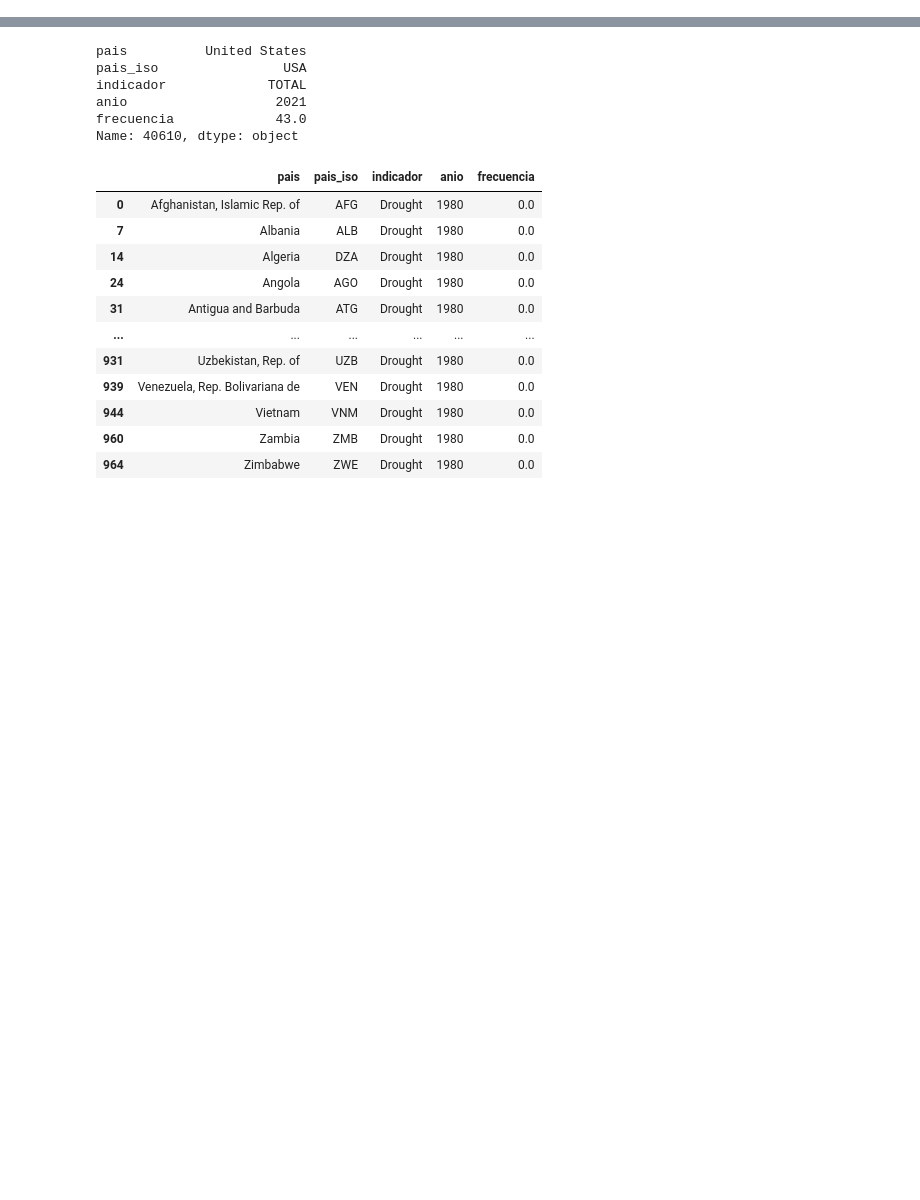
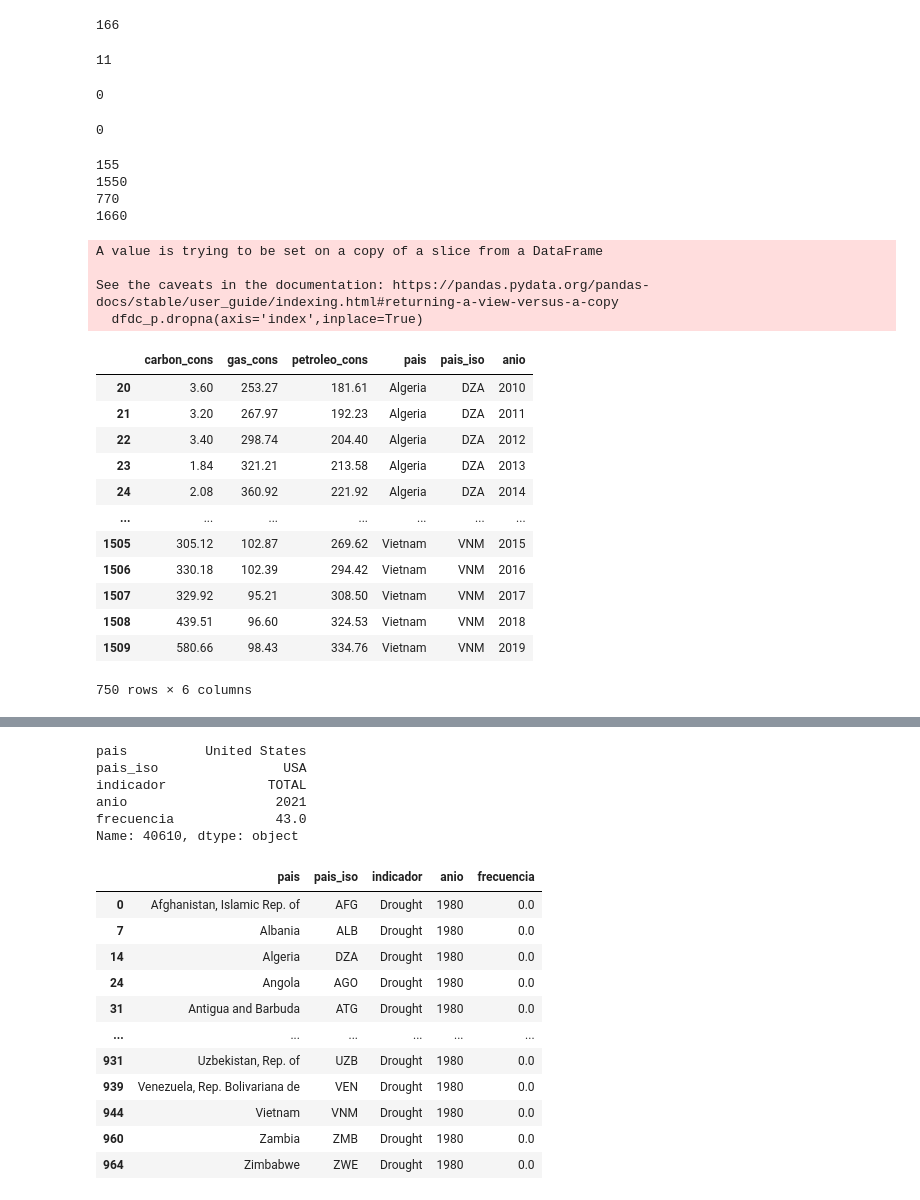
Before and after one commit to lookmydata/CO2-Emissions, a Jupyter notebook: exploration/analisis.ipynb, the cells around one changed output, grey strips where cells are left out. Cells and saved outputs as stored; diff of their text form; code cells hidden in the pictures; blank space fills up the shorter version.

```diff
--- a/exploration/analisis.ipynb
+++ b/exploration/analisis.ipynb
@@ -5,0 +95,76 @@ from plotly.subplots import make_subplots
+# %%
+df19=pd.read_csv('../src/app/utils/df19.csv')
+df19.pais.nunique()
+dfst=pd.read_csv('../src/app/utils/df_streamlit.csv')
+dfst.pais.nunique()
+# %% [output]
+166
+# %%
+lis=[]
+for i in dfst.pais.unique():
+    if i not in(df19.pais.unique()):
+        lis.append(i)
+print(len(lis))
+# %% [output]
+11
+# %%
+aa=list(dfst.pais.unique())
+df19=df19.loc[df19.pais.isin(aa)]
+
+lis=[]
+for i in df19.pais.unique():
+    if i not in(dfst.pais.unique()):
+        lis.append(i)
+print(len(lis))
+# %% [output]
+0
+# %%
+bb=list(df19.pais.unique())
+dfst=dfst.loc[dfst.pais.isin(bb)]
+
+lis=[]
+for i in dfst.pais.unique():
+    if i not in(df19.pais.unique()):
+        lis.append(i)
+print(len(lis))
+# %% [output]
+0
+# %%
+lisdf=[df19,
+dft5,
+dfdc,
+dfdp]
+for i in lisdf:
+    print(i.pais.count())
+# %% [output]
+155
+1550
+770
+1660
+# %%
+cols = [column for column in dfdc_p.columns if 'cons' in column]
+del cols [0:2]
+cols.extend(['pais','pais_iso','anio'])
+dfdc_p=dfdc_p[cols]
+
+dfdc_p.dropna(axis='index',inplace=True)
+dfdc_p
+# dfdc_p.info()
+# %% [output]
+A value is trying to be set on a copy of a slice from a DataFrame
+
+See the caveats in the documentation: https://pandas.pydata.org/pandas-docs/stable/user_guide/indexing.html#returning-a-view-versus-a-copy
+  dfdc_p.dropna(axis='index',inplace=True)
+|  | carbon_cons | gas_cons | petroleo_cons | pais | pais_iso | anio |
+| 20 | 3.60 | 253.27 | 181.61 | Algeria | DZA | 2010 |
+| 21 | 3.20 | 267.97 | 192.23 | Algeria | DZA | 2011 |
+| 22 | 3.40 | 298.74 | 204.40 | Algeria | DZA | 2012 |
+| 23 | 1.84 | 321.21 | 213.58 | Algeria | DZA | 2013 |
+| 24 | 2.08 | 360.92 | 221.92 | Algeria | DZA | 2014 |
+| ... | ... | ... | ... | ... | ... | ... |
+| 1505 | 305.12 | 102.87 | 269.62 | Vietnam | VNM | 2015 |
+| 1506 | 330.18 | 102.39 | 294.42 | Vietnam | VNM | 2016 |
+| 1507 | 329.92 | 95.21 | 308.50 | Vietnam | VNM | 2017 |
+| 1508 | 439.51 | 96.60 | 324.53 | Vietnam | VNM | 2018 |
+| 1509 | 580.66 | 98.43 | 334.76 | Vietnam | VNM | 2019 |
+750 rows × 6 columns
```
Also changed, not shown: parts of 19 cells of this notebook, 16 other files.
